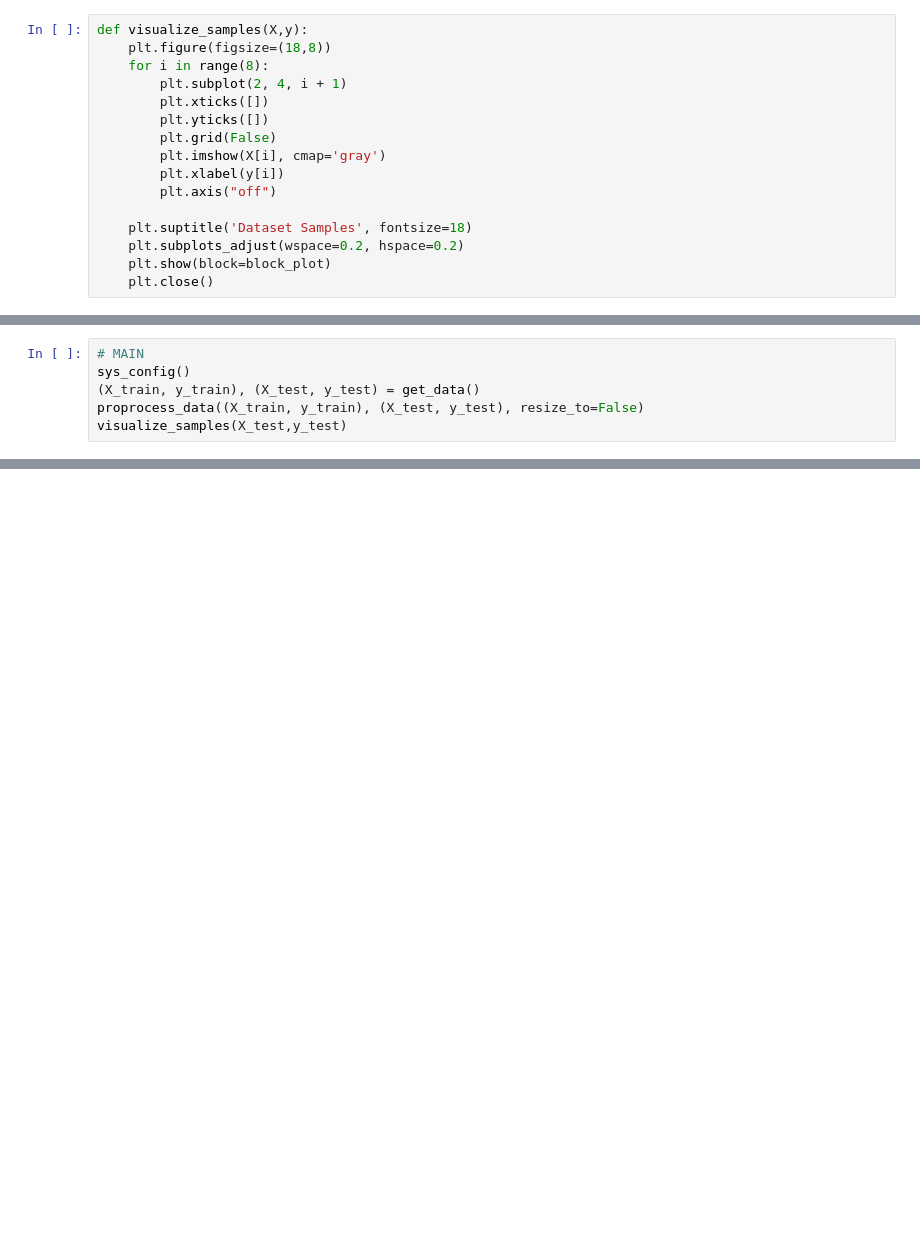
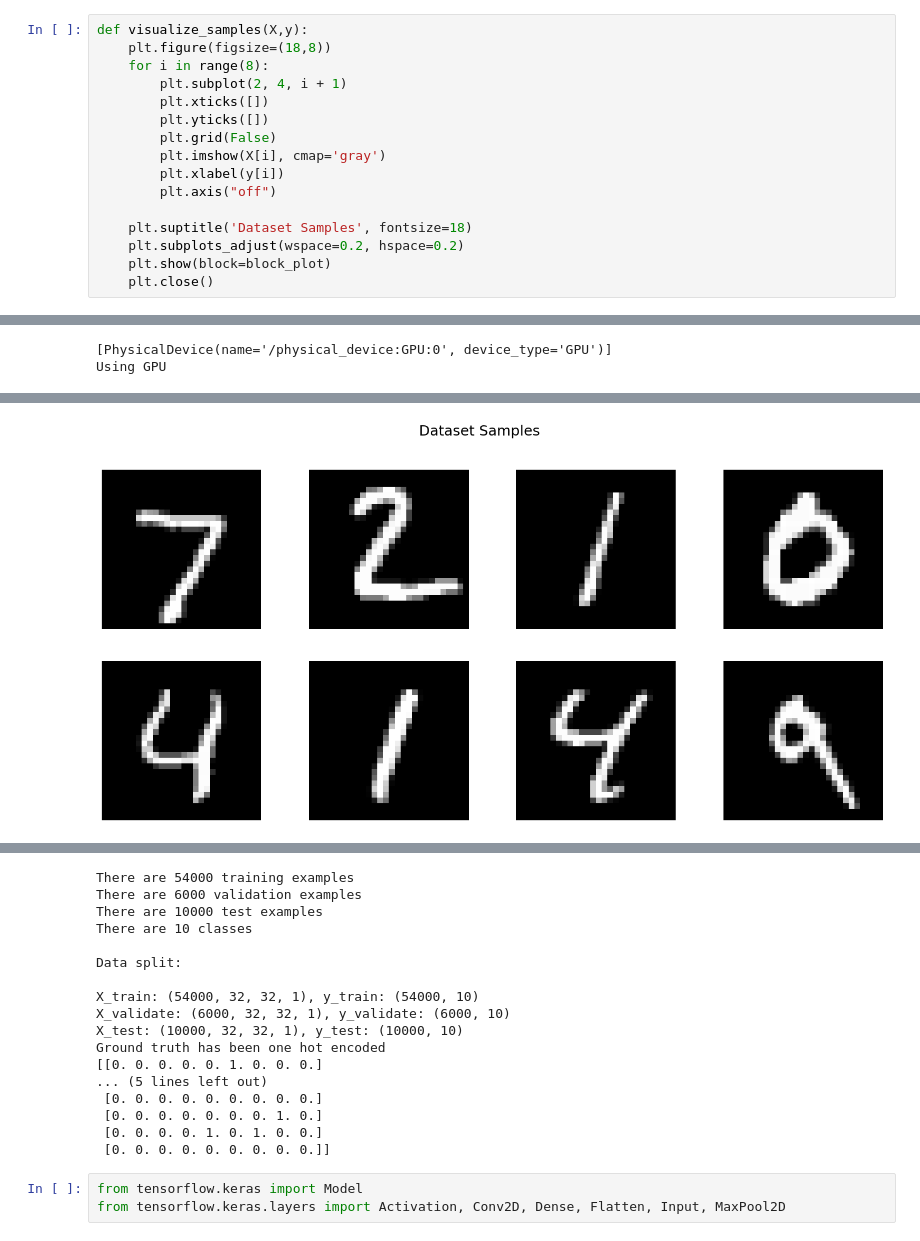
Before and after one commit to sateesh12/tf, a Jupyter notebook: LeNet-5.ipynb, the cells around one changed output, grey strips where cells are left out. Drawn from its saved outputs; the diff is of its cells as text; blank space fills up the shorter version.

Commit message:
Added complete code including evalute and plotting.

```diff
--- a/LeNet-5.ipynb
+++ b/LeNet-5.ipynb
@@ -114,6 +138,4 @@ def visualize_samples(X,y):
 # %%
-# MAIN
-sys_config()
-(X_train, y_train), (X_test, y_test) = get_data()
-proprocess_data((X_train, y_train), (X_test, y_test), resize_to=False)
-visualize_samples(X_test,y_test)
+# %% [output]
+[PhysicalDevice(name='/physical_device:GPU:0', device_type='GPU')]
+Using GPU
@@ -119,0 +148 @@ visualize_samples(X_test,y_test)
+[figure, added]
@@ -119,0 +163,20 @@ visualize_samples(X_test,y_test)
+There are 54000 training examples
+There are 6000 validation examples
+There are 10000 test examples
+There are 10 classes
+
+Data split:
+
+X_train: (54000, 32, 32, 1), y_train: (54000, 10)
+X_validate: (6000, 32, 32, 1), y_validate: (6000, 10)
+X_test: (10000, 32, 32, 1), y_test: (10000, 10)
+Ground truth has been one hot encoded
+[[0. 0. 0. 0. 0. 1. 0. 0. 0.]
+... (5 lines left out)
+ [0. 0. 0. 0. 0. 0. 0. 0. 0.]
+ [0. 0. 0. 0. 0. 0. 0. 1. 0.]
+ [0. 0. 0. 0. 1. 0. 1. 0. 0.]
+ [0. 0. 0. 0. 0. 0. 0. 0. 0.]]
+# %%
+from tensorflow.keras import Model
+from tensorflow.keras.layers import Activation, Conv2D, Dense, Flatten, Input, MaxPool2D
```
Also changed, not shown: parts of 10 cells of this notebook.
